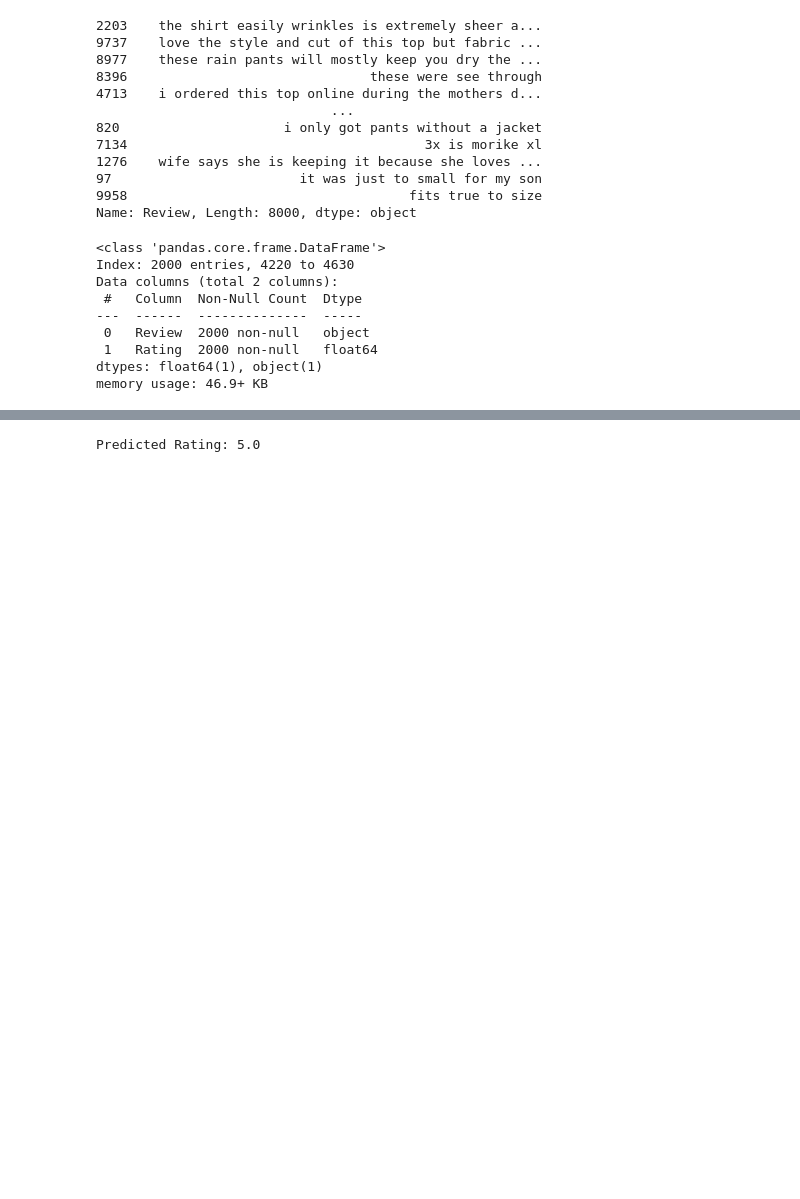
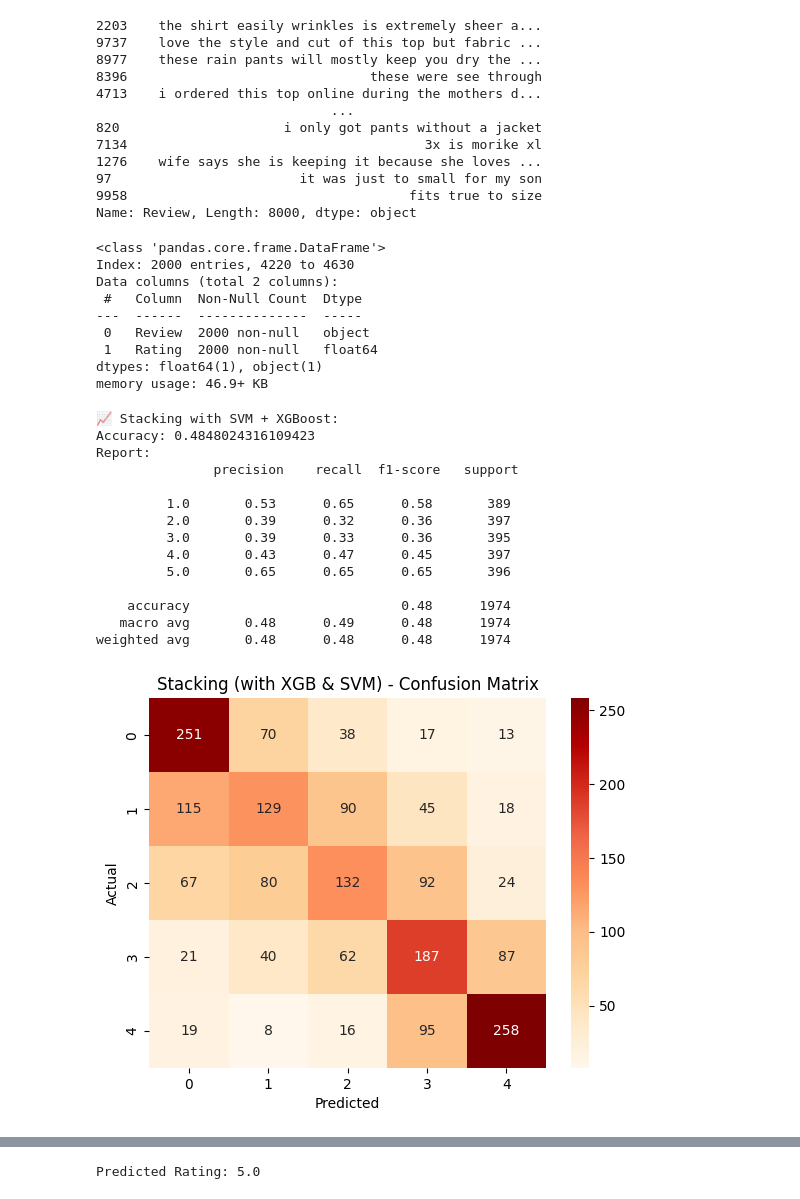
Before and after one commit to rajasak/Automated-Review-Rating-System, a Jupyter notebook: notebooks/balanced_train.ipynb, the cells around one changed output, grey strips where cells are left out. Saved outputs shown, nothing was run; the diff lists cells and outputs as text; code cells hidden in the pictures; blank space fills up the shorter version.

```diff
--- a/notebooks/balanced_train.ipynb
+++ b/notebooks/balanced_train.ipynb
@@ -163,6 +163,54 @@ Xtest_vec = tv.transform(X_test)
 # %%
 from sklearn.linear_model import LogisticRegression
 from sklearn.metrics import accuracy_score, classification_report, confusion_matrix
+# %%
+from sklearn.ensemble import StackingClassifier
+from sklearn.naive_bayes import MultinomialNB
+from sklearn.svm import LinearSVC
+from xgboost import XGBClassifier
+from sklearn.ensemble import RandomForestClassifier
+estimators = [
+    ('lr', LogisticRegression(max_iter=1000, random_state=42)),
+    ('rf', RandomForestClassifier(n_estimators=100, random_state=42)),
+    ('nb', MultinomialNB()),
+    ('svc', LinearSVC(max_iter=1000)),
+    ('xgb', XGBClassifier(use_label_encoder=False, eval_metric='mlogloss', random_state=42))
+]
+
+stacking_clf = StackingClassifier(
+    estimators=estimators,
+    final_estimator=LogisticRegression(max_iter=1000),
+    n_jobs=-1
+)
+
+stacking_clf.fit(Xtrain_vec, y_train)
+y_pred_stack = stacking_clf.predict(Xtest_vec)
+
+print("📈 Stacking with SVM + XGBoost:")
+print("Accuracy:", accuracy_score(y_test, y_pred_stack))
+print("Report:\n", classification_report(y_test, y_pred_stack))
+
+sns.heatmap(confusion_matrix(y_test, y_pred_stack), annot=True, fmt="d", cmap="OrRd")
+plt.title("Stacking (with XGB & SVM) - Confusion Matrix")
+plt.xlabel("Predicted")
+plt.ylabel("Actual")
+plt.show()
+# %% [output]
+📈 Stacking with SVM + XGBoost:
+Accuracy: 0.4848024316109423
+Report:
+               precision    recall  f1-score   support
+
+         1.0       0.53      0.65      0.58       389
+         2.0       0.39      0.32      0.36       397
+         3.0       0.39      0.33      0.36       395
+         4.0       0.43      0.47      0.45       397
+         5.0       0.65      0.65      0.65       396
+
+    accuracy                           0.48      1974
+   macro avg       0.48      0.49      0.48      1974
+weighted avg       0.48      0.48      0.48      1974
+[figure, added]
 # %%
 # Train Logistic Regression
 lr = LogisticRegression(max_iter=1000)
```
Also changed, not shown: parts of 10 cells of this notebook.
